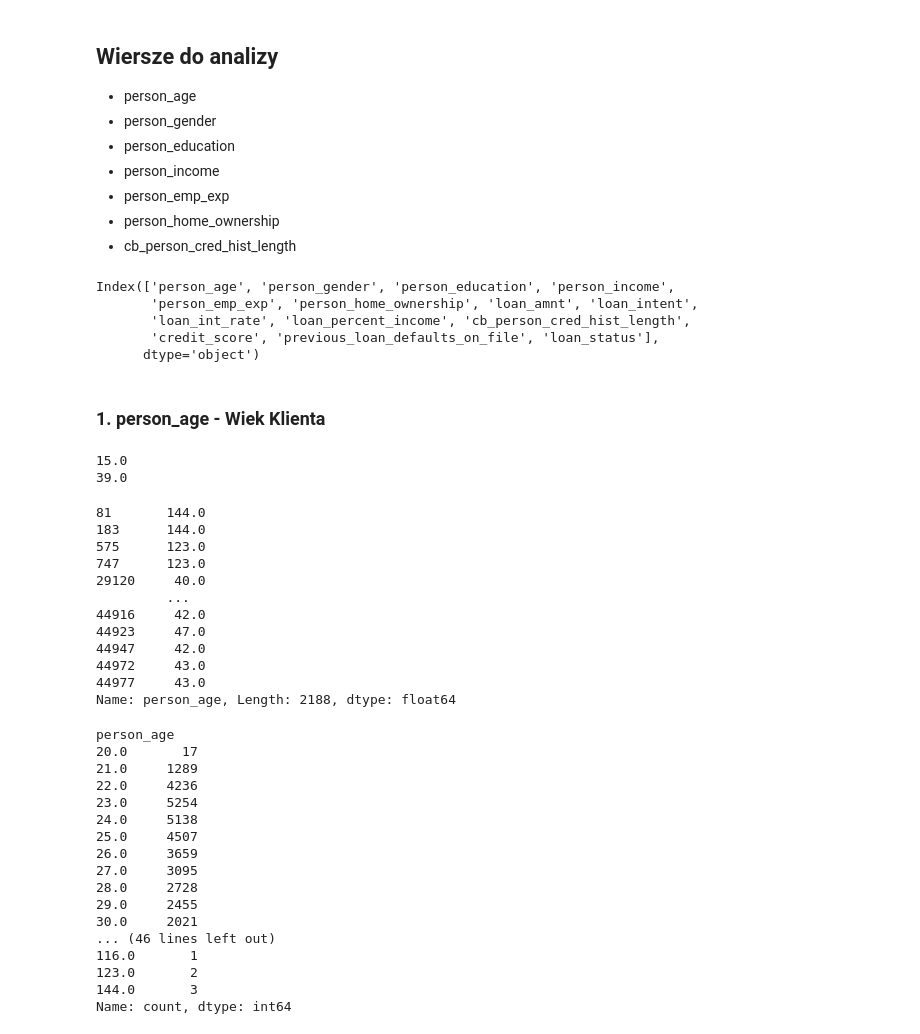
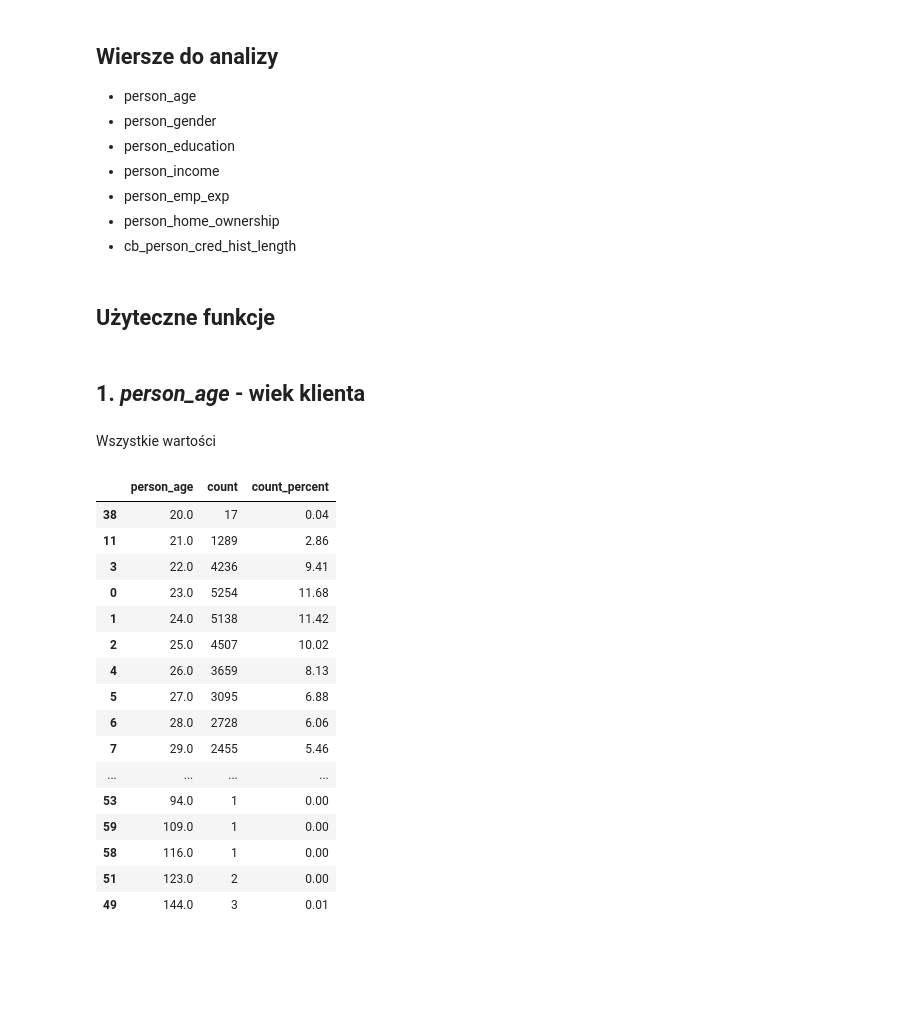
Before and after one commit to EmD4blju/loan_assistant, a Jupyter notebook: neural_core/analysis_01.ipynb, the cells around one changed output. Saved outputs shown, nothing was run; the diff lists cells and outputs as text; code cells hidden in the pictures; blank space fills up the shorter version.

```diff
--- a/neural_core/analysis_01.ipynb
+++ b/neural_core/analysis_01.ipynb
@@ -14,13 +27,6 @@ import numpy as np
 * person_emp_exp
 * person_home_ownership
 * cb_person_cred_hist_length
-# %%
-df = pd.read_csv('repo/loan_data.csv')
-df.columns
-# %% [output]
-Index(['person_age', 'person_gender', 'person_education', 'person_income',
-       'person_emp_exp', 'person_home_ownership', 'loan_amnt', 'loan_intent',
-       'loan_int_rate', 'loan_percent_income', 'cb_person_cred_hist_length',
-       'credit_score', 'previous_loan_defaults_on_file', 'loan_status'],
-      dtype='object')
+# %% [markdown]
+## Użyteczne funkcje
 # %%
@@ -37,0 +44,5 @@ def df_keep_outside_iqr(df):
+# %%
+def get_value_counts(df):
+    df_v_counts = df.value_counts().to_frame().reset_index()
+    df_v_counts['count_percent'] = np.round((df_v_counts['count'] / df_v_counts['count'].sum()) * 100, 2)
+    return df_v_counts
@@ -38,41 +70,25 @@ def df_keep_outside_iqr(df):
 # %% [markdown]
-### 1. person_age - Wiek Klienta
+## 1. _person_age_ - wiek klienta
-# %%
-df_pa_std = df_keep_outside_iqr(df['person_age'])
-df_pa_std
-# %% [output]
-15.0
-39.0
-81       144.0
-183      144.0
-575      123.0
-747      123.0
-29120     40.0
-         ...
-44916     42.0
-44923     47.0
-44947     42.0
-44972     43.0
-44977     43.0
-Name: person_age, Length: 2188, dtype: float64
+# %% [markdown]
+Wszystkie wartości
 # %%
-df_vc = df['person_age'].value_counts().sort_index(ascending=True)##.sort_values(by='person_age', inplace=True)
-df_vc
+df_p_age = get_value_counts(df['person_age'])
+display(df_p_age.sort_values('person_age'))
 # %% [output]
-person_age
-20.0       17
-21.0     1289
-22.0     4236
-23.0     5254
-24.0     5138
-25.0     4507
-26.0     3659
-27.0     3095
-28.0     2728
-29.0     2455
-30.0     2021
-... (46 lines left out)
-116.0       1
-123.0       2
-144.0       3
-Name: count, dtype: int64
+|  | person_age | count | count_percent |
+| 38 | 20.0 | 17 | 0.04 |
+| 11 | 21.0 | 1289 | 2.86 |
+| 3 | 22.0 | 4236 | 9.41 |
+| 0 | 23.0 | 5254 | 11.68 |
+| 1 | 24.0 | 5138 | 11.42 |
+| 2 | 25.0 | 4507 | 10.02 |
+| 4 | 26.0 | 3659 | 8.13 |
+| 5 | 27.0 | 3095 | 6.88 |
+| 6 | 28.0 | 2728 | 6.06 |
+| 7 | 29.0 | 2455 | 5.46 |
+| ... | ... | ... | ... |
+| 53 | 94.0 | 1 | 0.00 |
+| 59 | 109.0 | 1 | 0.00 |
+| 58 | 116.0 | 1 | 0.00 |
+| 51 | 123.0 | 2 | 0.00 |
+| 49 | 144.0 | 3 | 0.01 |
```
Also changed, not shown: parts of 26 cells of this notebook.
